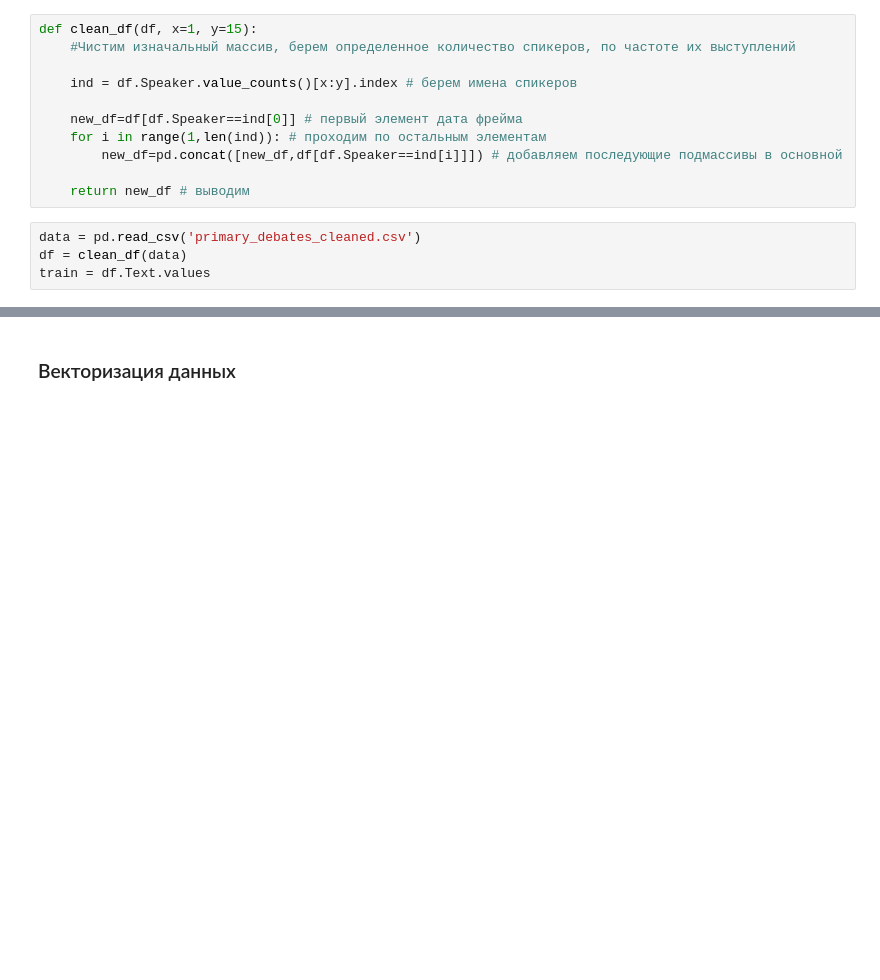
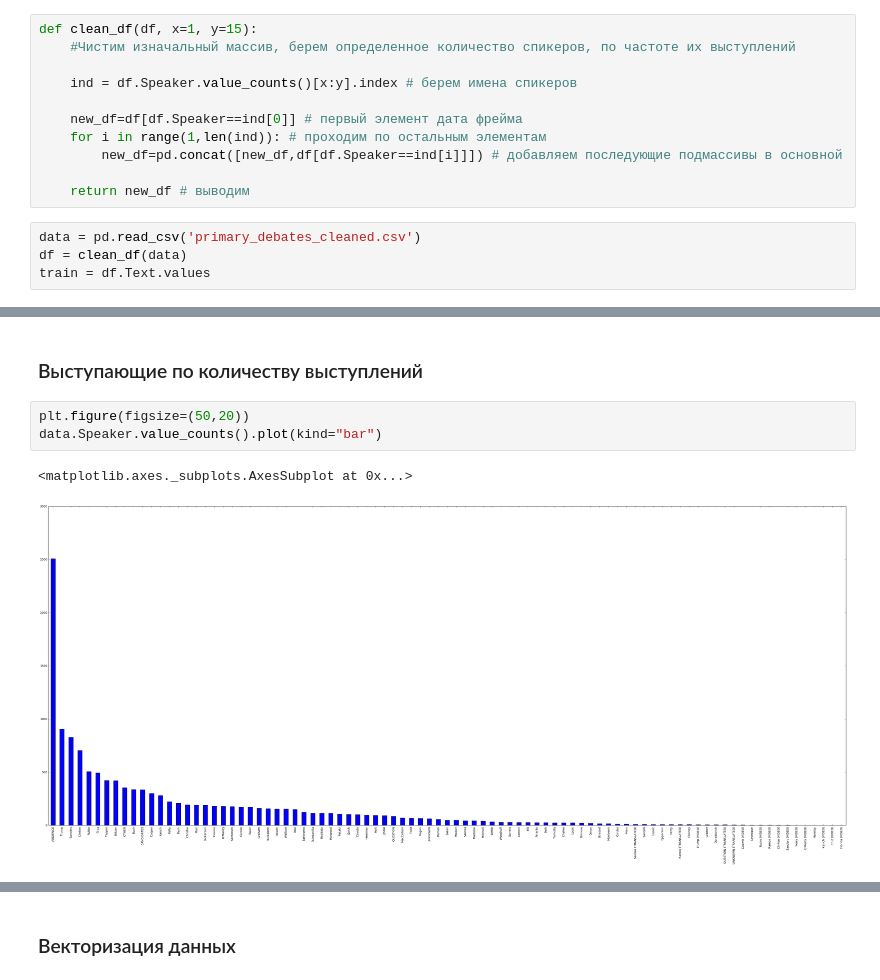
Before and after one commit to VENHEADs/python, a Jupyter notebook: Goto%20november%202016/PCA FINAL.ipynb, the cells around one changed output, grey strips where cells are left out. Drawn from its saved outputs; the diff is of its cells as text; blank space fills up the shorter version.

```diff
--- a/Goto%20november%202016/PCA FINAL.ipynb
+++ b/Goto%20november%202016/PCA FINAL.ipynb
@@ -33,0 +43,8 @@ train = df.Text.values
+# %% [markdown]
+### Выступающие по количеству выступлений
+# %%
+plt.figure(figsize=(50,20))
+data.Speaker.value_counts().plot(kind="bar")
+# %% [output]
+<matplotlib.axes._subplots.AxesSubplot at 0x...>
+[figure, added]
```
Also changed, not shown: parts of 13 cells of this notebook.
